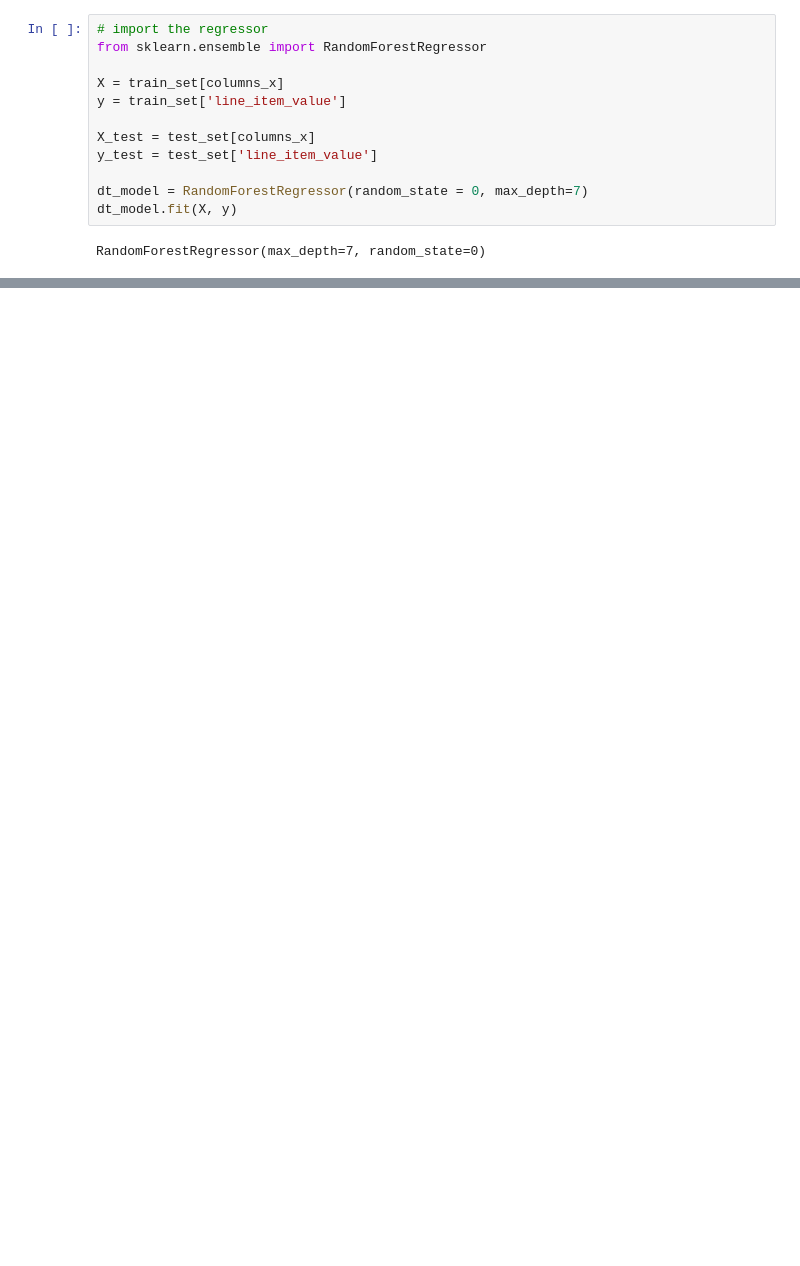
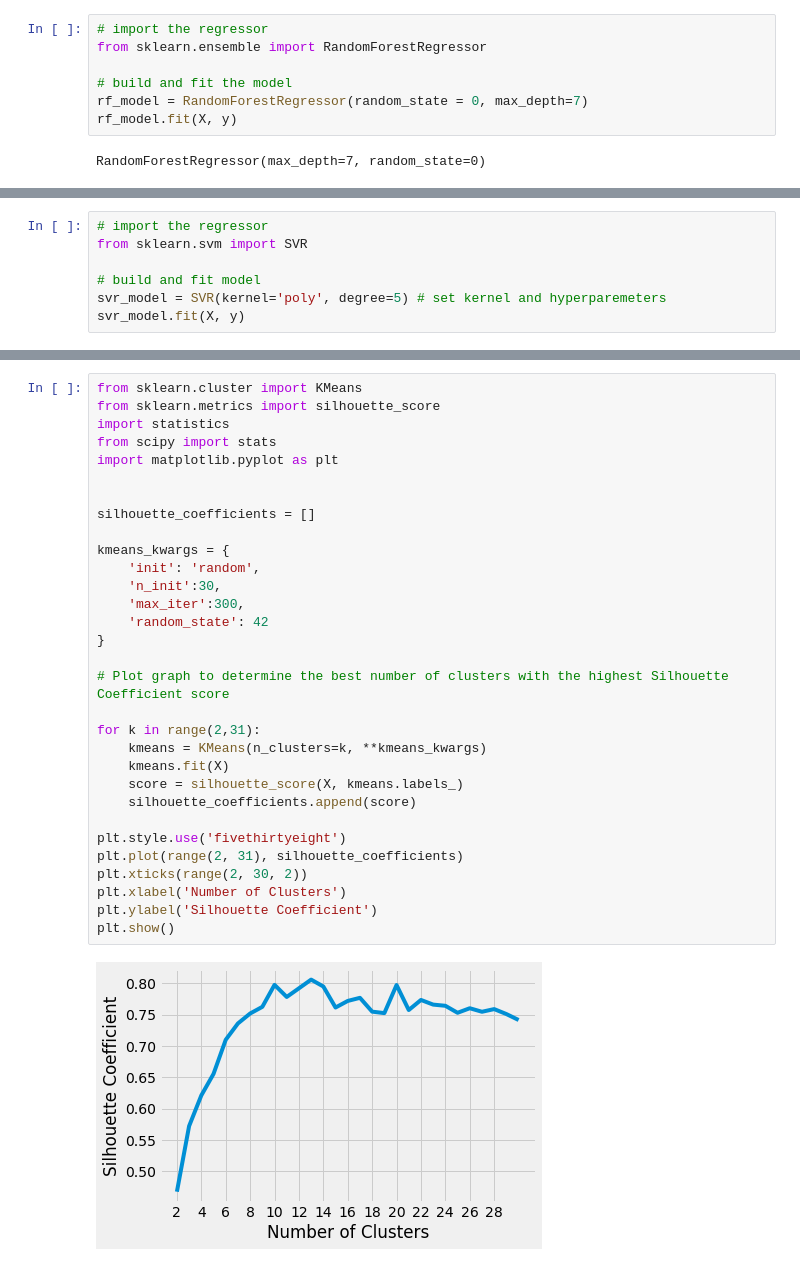
Before and after one commit to abbylloyd03/44688-Data-Analytics-Capstone, a Jupyter notebook: Lloyd-Capstone-v2.ipynb, the cells around one changed output, grey strips where cells are left out. Cells and saved outputs as stored; diff of their text form; blank space fills up the shorter version.

```diff
--- a/Lloyd-Capstone-v2.ipynb
+++ b/Lloyd-Capstone-v2.ipynb
@@ -612,14 +625,9 @@ R^2       0.6921219345374461
 # import the regressor
 from sklearn.ensemble import RandomForestRegressor
 
-X = train_set[columns_x]
-y = train_set['line_item_value']
-
-X_test = test_set[columns_x]
-y_test = test_set['line_item_value']
-
-dt_model = RandomForestRegressor(random_state = 0, max_depth=7)
-dt_model.fit(X, y)
+# build and fit the model
+rf_model = RandomForestRegressor(random_state = 0, max_depth=7)
+rf_model.fit(X, y)
 # %% [output]
 RandomForestRegressor(max_depth=7, random_state=0)
 # %%
@@ -647,0 +665,7 @@ R^2       0.7234166141497572
+# %%
+# import the regressor
+from sklearn.svm import SVR
+
+# build and fit model
+svr_model = SVR(kernel='poly', degree=5) # set kernel and hyperparemeters
+svr_model.fit(X, y)
@@ -647,0 +708,33 @@ R^2       0.7234166141497572
+# %%
+from sklearn.cluster import KMeans
+from sklearn.metrics import silhouette_score
+import statistics
+from scipy import stats
+import matplotlib.pyplot as plt
+
+
+silhouette_coefficients = []
+
+kmeans_kwargs = {
+    'init': 'random',
+    'n_init':30,
+    'max_iter':300,
+    'random_state': 42
+}
+
+# Plot graph to determine the best number of clusters with the highest Silhouette Coefficient score
+
+for k in range(2,31):
+    kmeans = KMeans(n_clusters=k, **kmeans_kwargs)
+    kmeans.fit(X)
+    score = silhouette_score(X, kmeans.labels_)
+    silhouette_coefficients.append(score)
+
+plt.style.use('fivethirtyeight')
+plt.plot(range(2, 31), silhouette_coefficients)
+plt.xticks(range(2, 30, 2))
+plt.xlabel('Number of Clusters')
+plt.ylabel('Silhouette Coefficient')
+plt.show()
+# %% [output]
+[figure, added]
```
Also changed, not shown: parts of 17 cells of this notebook.
